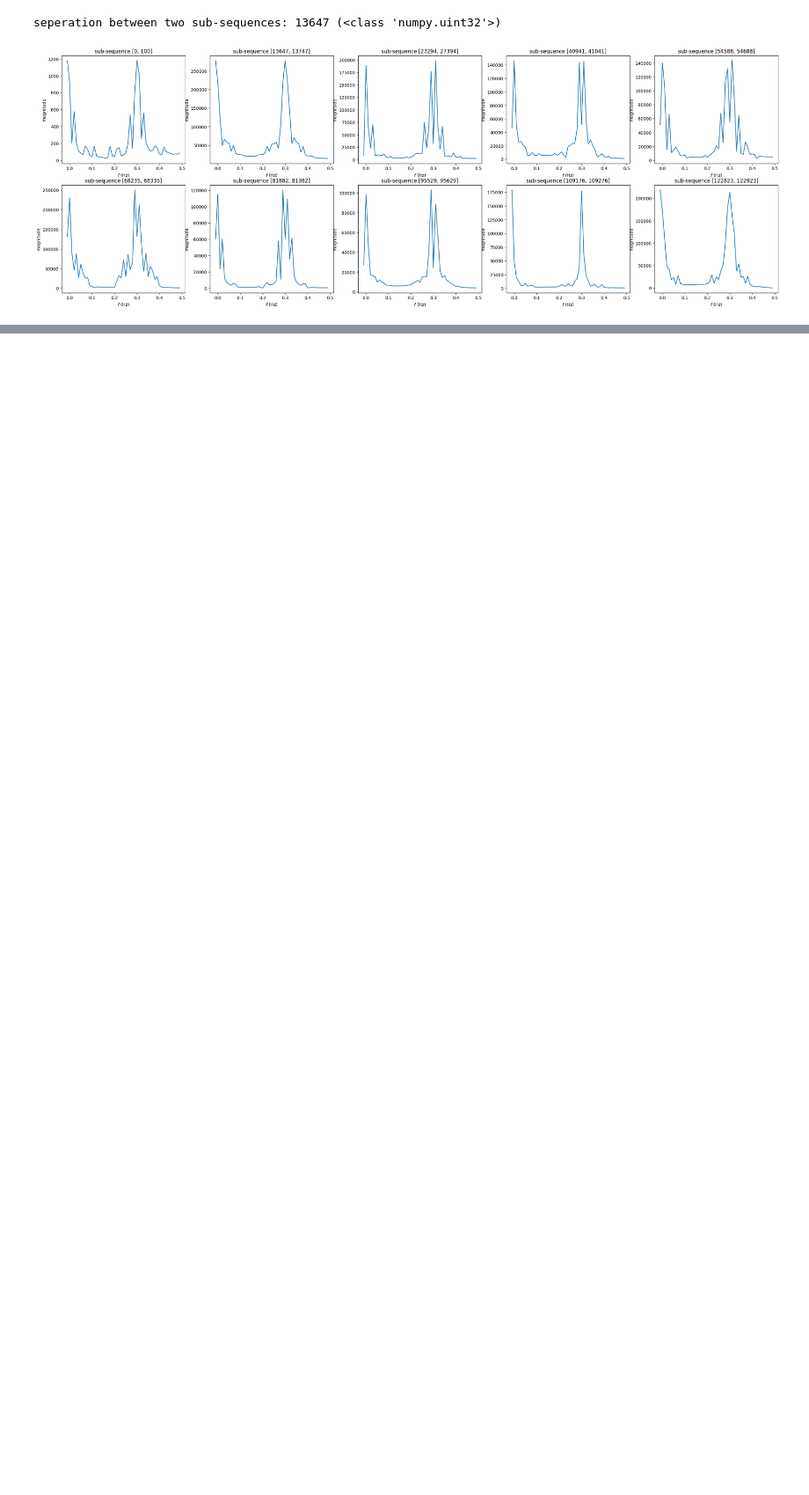
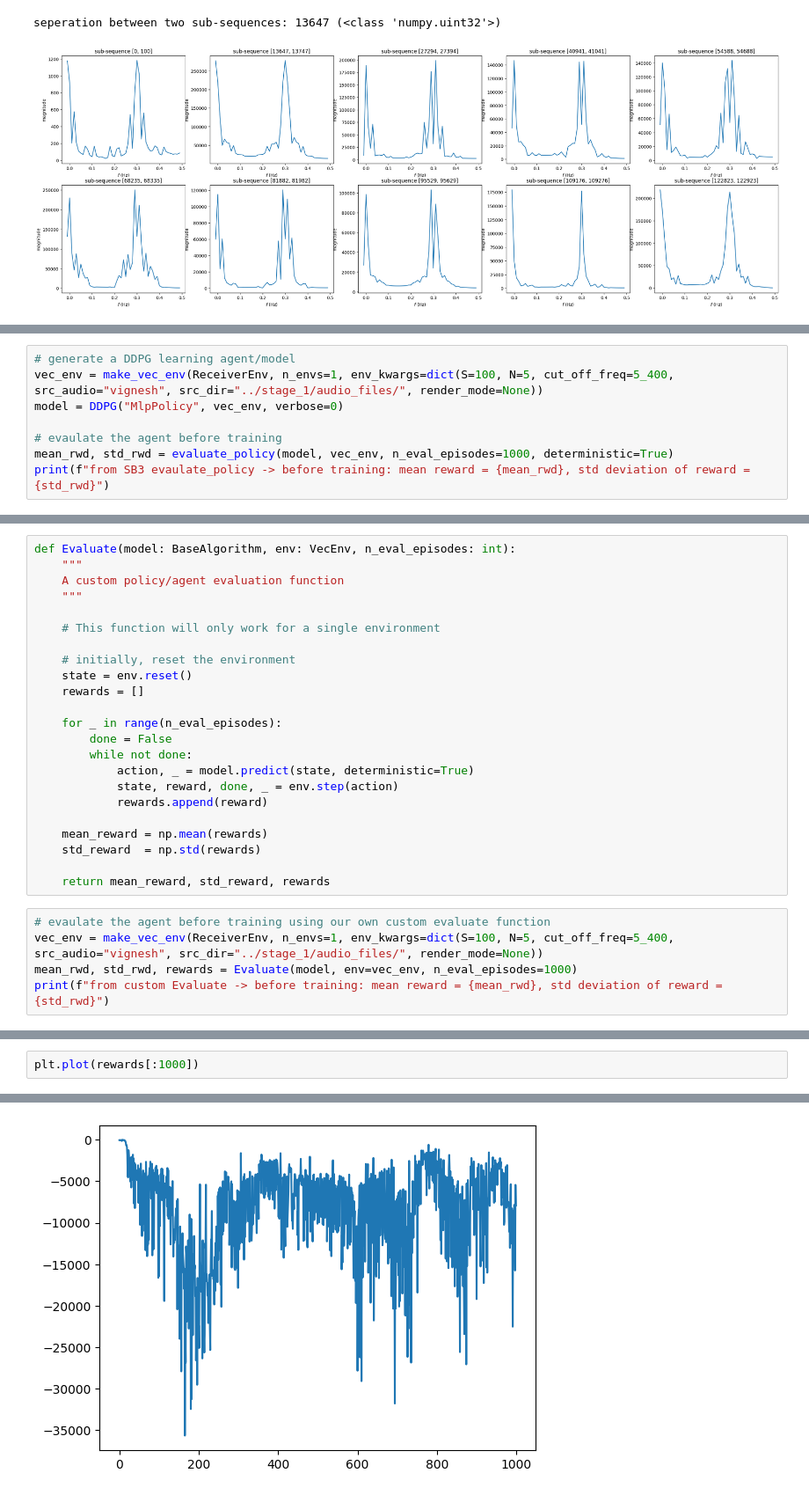
Before and after one commit to rajapaksha-rmpap/FYP, a Jupyter notebook: stage_1/notebook-stage_1.3.ipynb, the cells around one changed output, grey strips where cells are left out. Shown at 88% size. Saved outputs shown, nothing was run; the diff lists cells and outputs as text; blank space fills up the shorter version.

```diff
--- a/stage_1/notebook-stage_1.3.ipynb
+++ b/stage_1/notebook-stage_1.3.ipynb
@@ -303,0 +307,8 @@ array([3, 2])
+# %%
+# generate a DDPG learning agent/model
+vec_env = make_vec_env(ReceiverEnv, n_envs=1, env_kwargs=dict(S=100, N=5, cut_off_freq=5_400, src_audio="vignesh", src_dir="../stage_1/audio_files/", render_mode=None))
+model = DDPG("MlpPolicy", vec_env, verbose=0)
+
+# evaulate the agent before training
+mean_rwd, std_rwd = evaluate_policy(model, vec_env, n_eval_episodes=1000, deterministic=True)
+print(f"from SB3 evaulate_policy -> before training: mean reward = {mean_rwd}, std deviation of reward = {std_rwd}")
@@ -303,0 +327,28 @@ array([3, 2])
+# %%
+def Evaluate(model: BaseAlgorithm, env: VecEnv, n_eval_episodes: int):
+    """
+    A custom policy/agent evaluation function
+    """
+
+    # This function will only work for a single environment
+
+    # initially, reset the environment
+    state = env.reset()
+    rewards = []
+
+    for _ in range(n_eval_episodes):
+        done = False
+        while not done:
+            action, _ = model.predict(state, deterministic=True)
+            state, reward, done, _ = env.step(action)
+            rewards.append(reward)
+
+    mean_reward = np.mean(rewards)
+    std_reward  = np.std(rewards)
+
+    return mean_reward, std_reward, rewards
+# %%
+# evaulate the agent before training using our own custom evaluate function
+vec_env = make_vec_env(ReceiverEnv, n_envs=1, env_kwargs=dict(S=100, N=5, cut_off_freq=5_400, src_audio="vignesh", src_dir="../stage_1/audio_files/", render_mode=None))
+mean_rwd, std_rwd, rewards = Evaluate(model, env=vec_env, n_eval_episodes=1000)
+print(f"from custom Evaluate -> before training: mean reward = {mean_rwd}, std deviation of reward = {std_rwd}")
@@ -303,0 +364,3 @@ array([3, 2])
+# %%
+plt.plot(rewards[:1000])
+# %% [output]
@@ -303,0 +368 @@ array([3, 2])
+[figure, added]
```
Also changed, not shown: parts of 19 cells of this notebook.
